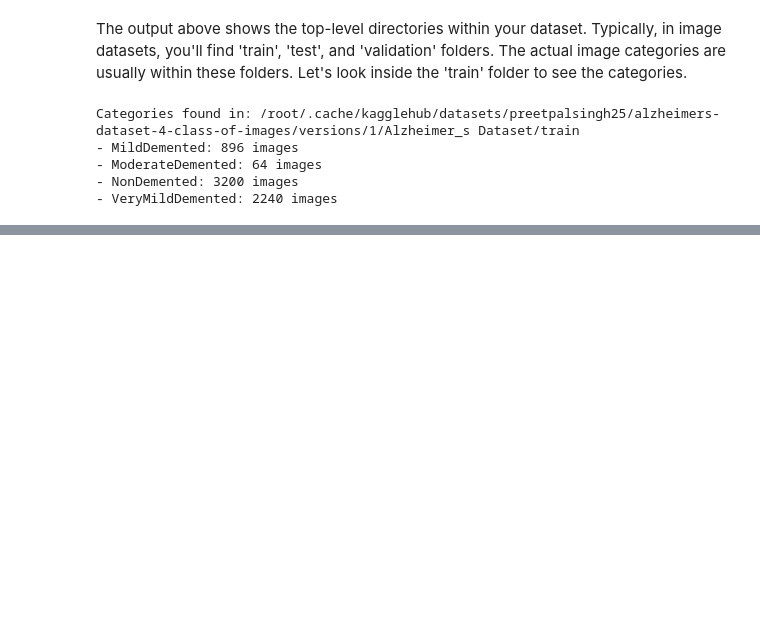
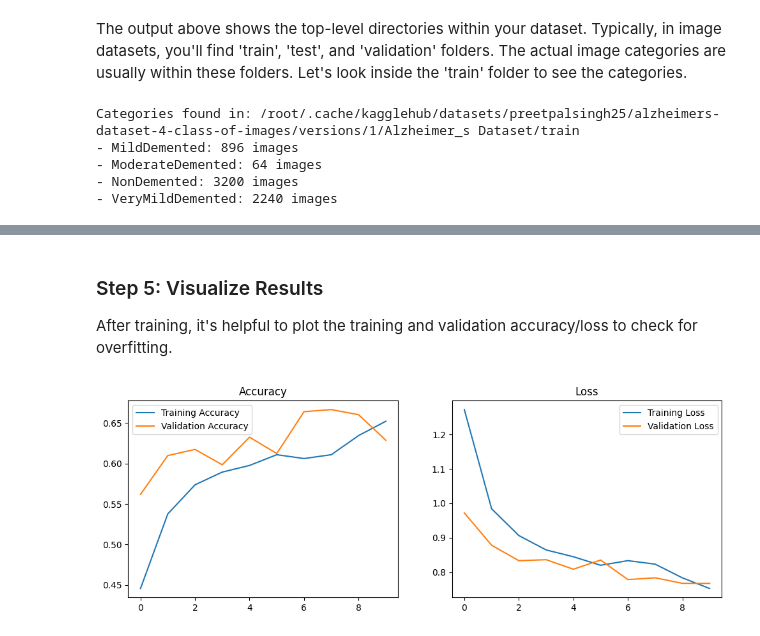
Before and after one commit to yasirusman85/Training-1, a Jupyter notebook: Copy_of_Training1.ipynb, the cells around one changed output, grey strips where cells are left out. Saved outputs shown, nothing was run; the diff lists cells and outputs as text; code cells hidden in the pictures; blank space fills up the shorter version.

```diff
--- a/Copy_of_Training1.ipynb
+++ b/Copy_of_Training1.ipynb
@@ -79,0 +250,19 @@ Categories found in: /root/.cache/kagglehub/datasets/preetpalsingh25/alzheimers-
+# %%
+import tensorflow as tf
+
+# Verify GPU availability
+device_name = tf.test.gpu_device_name()
+if device_name != '/device:GPU:0':
+  print('GPU device not found')
+else:
+  print('Found GPU at: {}'.format(device_name))
+
+# Training will automatically use the GPU if available
+epochs = 10
+
+with tf.device('/device:GPU:0'):
+    history = model.fit(
+        train_ds,
+        validation_data=val_ds,
+        epochs=epochs
+    )
@@ -79,0 +287,26 @@ Categories found in: /root/.cache/kagglehub/datasets/preetpalsingh25/alzheimers-
+# %% [markdown]
+### Step 5: Visualize Results
+After training, it's helpful to plot the training and validation accuracy/loss to check for overfitting.
+# %%
+import matplotlib.pyplot as plt
+
+acc = history.history['accuracy']
+val_acc = history.history['val_accuracy']
+loss = history.history['loss']
+val_loss = history.history['val_loss']
+
+plt.figure(figsize=(12, 4))
+plt.subplot(1, 2, 1)
+plt.plot(acc, label='Training Accuracy')
+plt.plot(val_acc, label='Validation Accuracy')
+plt.legend()
+plt.title('Accuracy')
+
+plt.subplot(1, 2, 2)
+plt.plot(loss, label='Training Loss')
+plt.plot(val_loss, label='Validation Loss')
+plt.legend()
+plt.title('Loss')
+plt.show()
+# %% [output]
+[figure, added]
```
Also changed, not shown: parts of 11 cells of this notebook.
